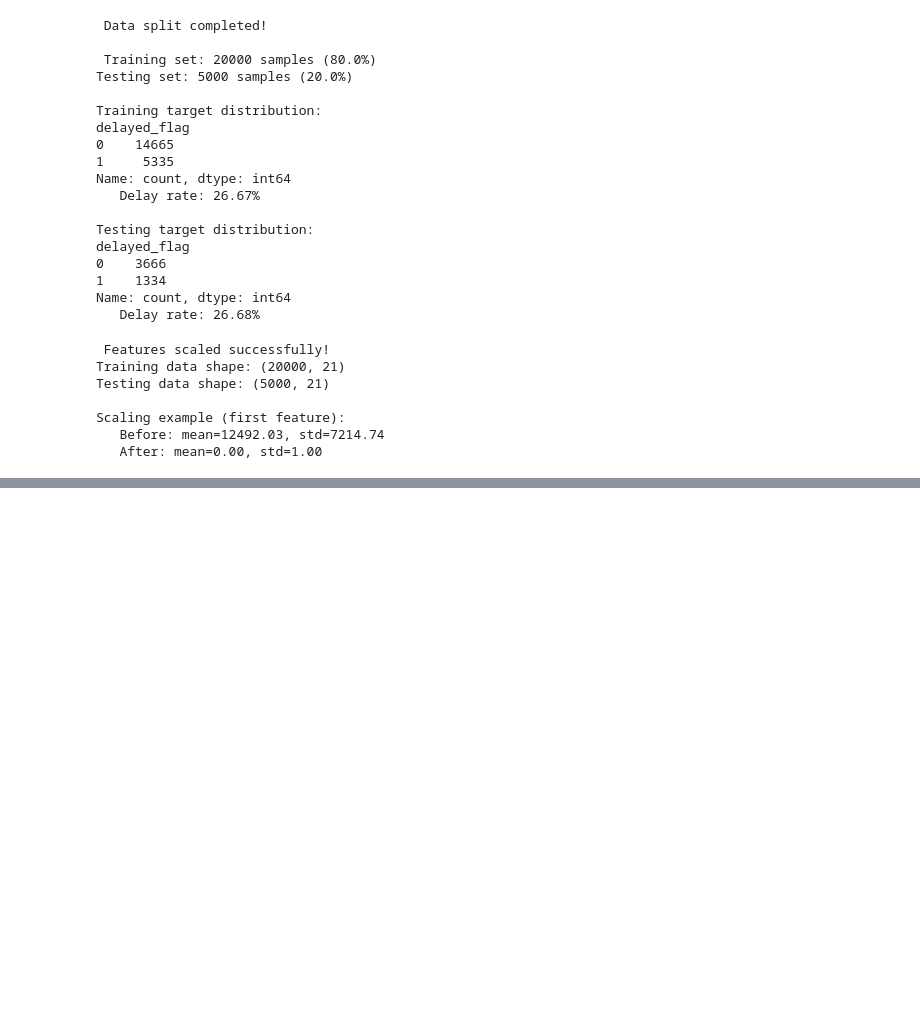
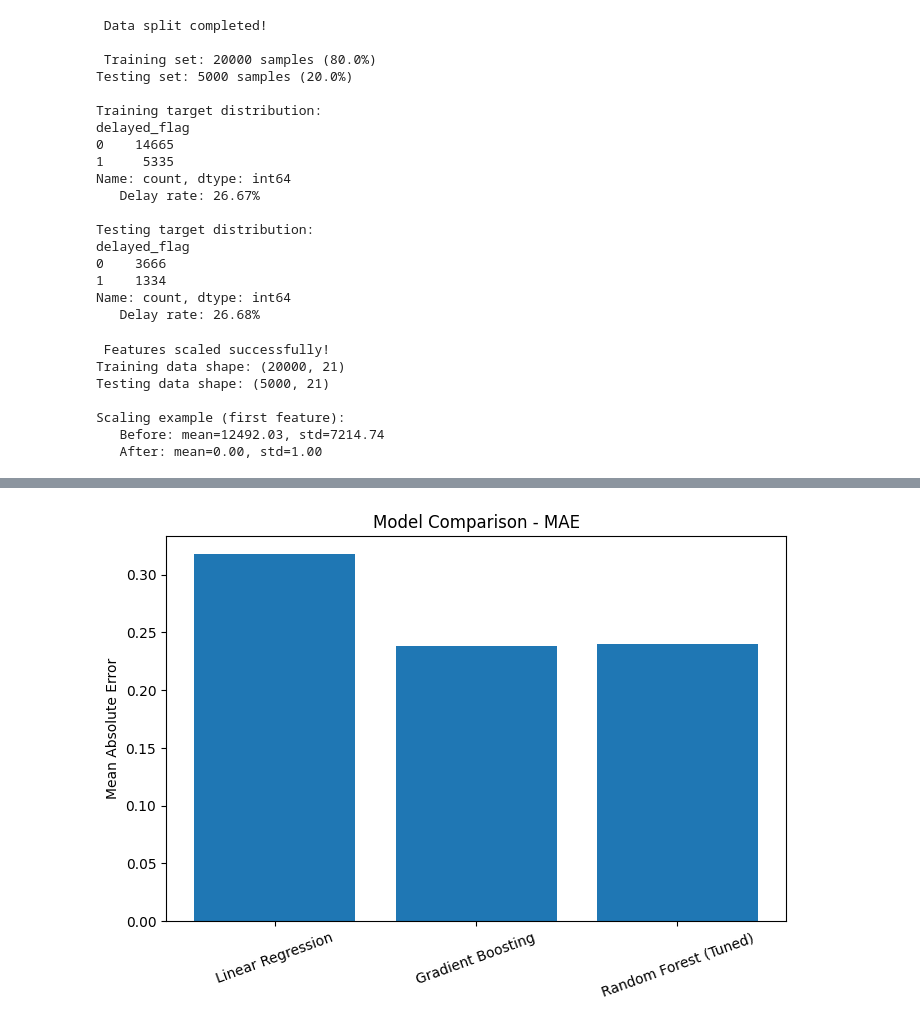
Before and after one commit to Ronal-Thomas/ETA-Delay-Prediction-Logistics, a Jupyter notebook: ETA_Delay_Prediction (1).ipynb, the cells around one changed output, grey strips where cells are left out. Saved outputs shown, nothing was run; the diff lists cells and outputs as text; code cells hidden in the pictures; blank space fills up the shorter version.

```diff
--- a/ETA_Delay_Prediction (1).ipynb
+++ b/ETA_Delay_Prediction (1).ipynb
@@ -766,0 +1143,10 @@ Scaling example (first feature):
+# %%
+plt.figure(figsize=(8,5))
+plt.bar(results["Model"], results["MAE"])
+plt.title("Model Comparison - MAE")
+plt.ylabel("Mean Absolute Error")
+plt.xticks(rotation=20)
+plt.show()
+#Lower is better
+# %% [output]
+[figure, added]
```
Also changed, not shown: parts of 52 cells of this notebook.
